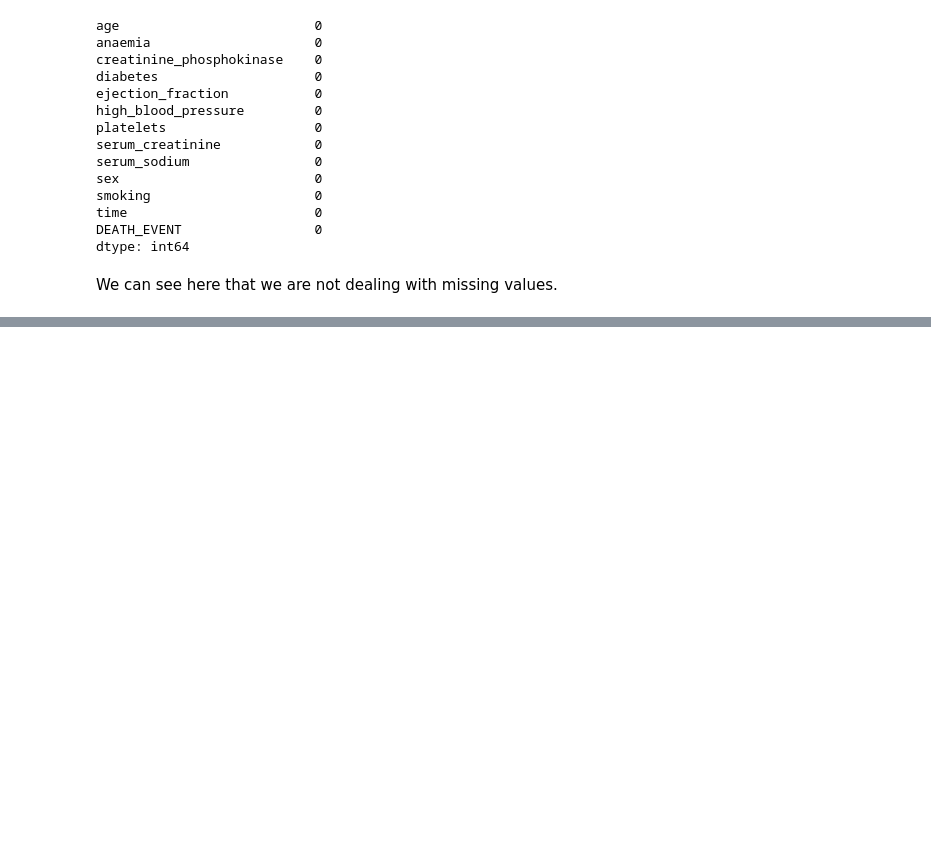
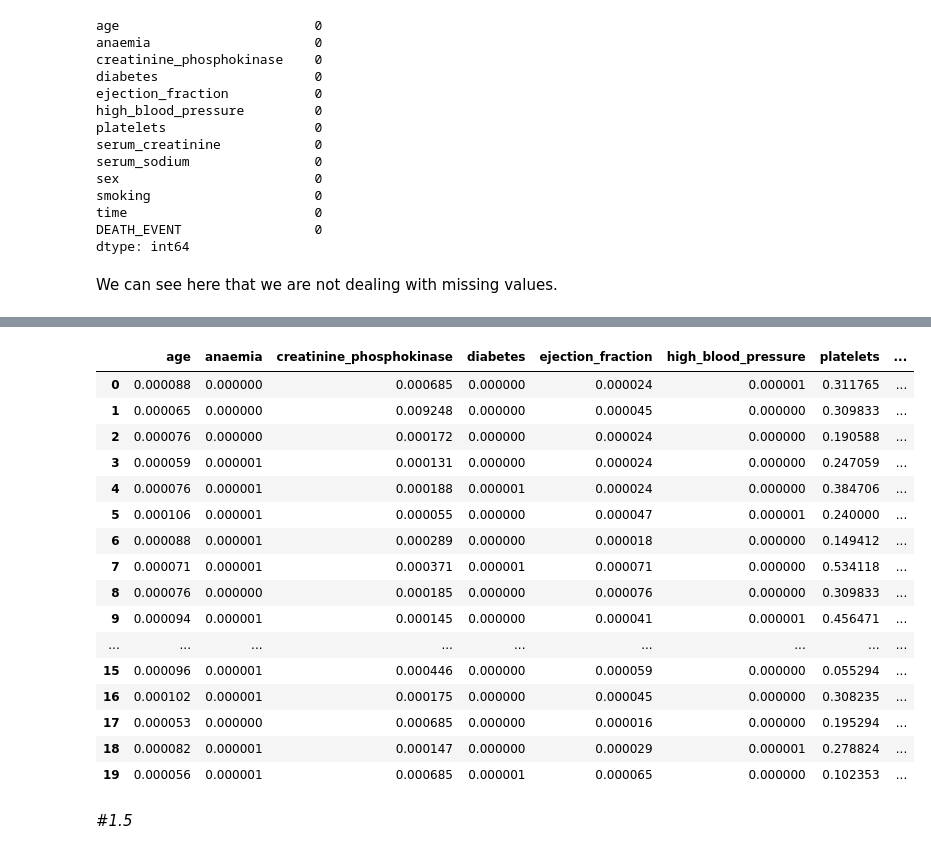
Before and after one commit to sdasmaha/Ml_Engineers_445, a Jupyter notebook: Heart_Notebook_Exercise1.ipynb, the cells around one changed output, grey strips where cells are left out. Drawn from its saved outputs; the diff is of its cells as text; code cells hidden in the pictures; blank space fills up the shorter version.

```diff
--- a/Heart_Notebook_Exercise1.ipynb
+++ b/Heart_Notebook_Exercise1.ipynb
@@ -220,0 +432,22 @@ We Can Clearly see that there is no negative values!
+# %%
+normalized_df.head(20)
+# %% [output]
+|  | age | anaemia | creatinine_phosphokinase | diabetes | ejection_fraction | high_blood_pressure | platelets | ... |
+| 0 | 0.000088 | 0.000000 | 0.000685 | 0.000000 | 0.000024 | 0.000001 | 0.311765 | ... |
+| 1 | 0.000065 | 0.000000 | 0.009248 | 0.000000 | 0.000045 | 0.000000 | 0.309833 | ... |
+| 2 | 0.000076 | 0.000000 | 0.000172 | 0.000000 | 0.000024 | 0.000000 | 0.190588 | ... |
+| 3 | 0.000059 | 0.000001 | 0.000131 | 0.000000 | 0.000024 | 0.000000 | 0.247059 | ... |
+| 4 | 0.000076 | 0.000001 | 0.000188 | 0.000001 | 0.000024 | 0.000000 | 0.384706 | ... |
+| 5 | 0.000106 | 0.000001 | 0.000055 | 0.000000 | 0.000047 | 0.000001 | 0.240000 | ... |
+| 6 | 0.000088 | 0.000001 | 0.000289 | 0.000000 | 0.000018 | 0.000000 | 0.149412 | ... |
+| 7 | 0.000071 | 0.000001 | 0.000371 | 0.000001 | 0.000071 | 0.000000 | 0.534118 | ... |
+| 8 | 0.000076 | 0.000000 | 0.000185 | 0.000000 | 0.000076 | 0.000000 | 0.309833 | ... |
+| 9 | 0.000094 | 0.000001 | 0.000145 | 0.000000 | 0.000041 | 0.000001 | 0.456471 | ... |
+| ... | ... | ... | ... | ... | ... | ... | ... | ... |
+| 15 | 0.000096 | 0.000001 | 0.000446 | 0.000000 | 0.000059 | 0.000000 | 0.055294 | ... |
+| 16 | 0.000102 | 0.000001 | 0.000175 | 0.000000 | 0.000045 | 0.000000 | 0.308235 | ... |
+| 17 | 0.000053 | 0.000000 | 0.000685 | 0.000000 | 0.000016 | 0.000000 | 0.195294 | ... |
+| 18 | 0.000082 | 0.000001 | 0.000147 | 0.000000 | 0.000029 | 0.000001 | 0.278824 | ... |
+| 19 | 0.000056 | 0.000001 | 0.000685 | 0.000001 | 0.000065 | 0.000000 | 0.102353 | ... |
+# %% [markdown]
+#*1.5*
```
Also changed, not shown: parts of 31 cells of this notebook.
